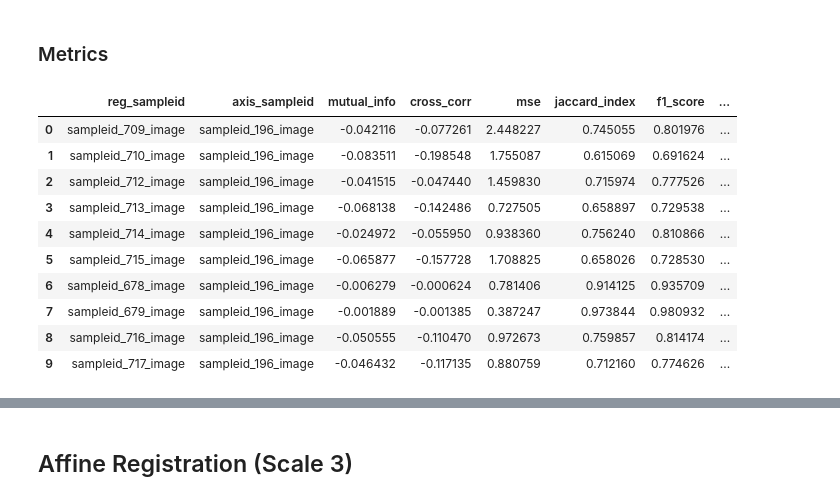
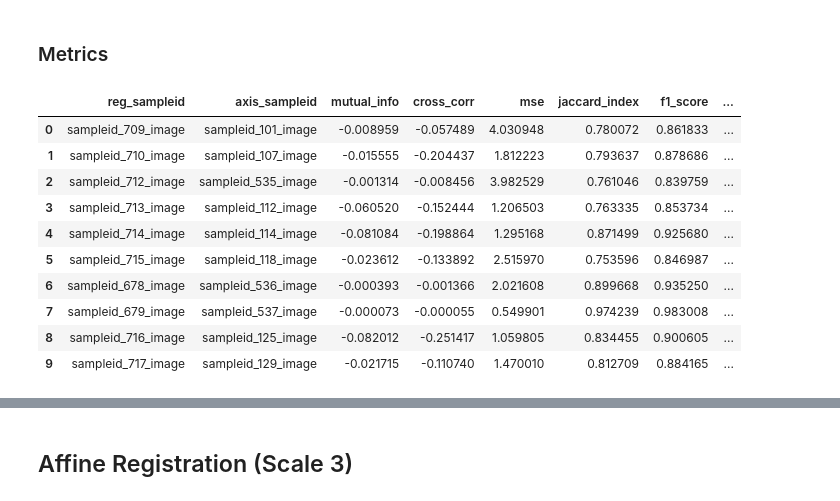
Before and after one commit to Olamiknight/WSIFIR, a Jupyter notebook: Axis_Reg_Registration.ipynb, the cells around one changed output, grey strips where cells are left out. Drawn from its saved outputs; the diff is of its cells as text; code cells hidden in the pictures.

```diff
--- a/Axis_Reg_Registration.ipynb
+++ b/Axis_Reg_Registration.ipynb
@@ -1209,17 +1225,14 @@ for i, (reg_sampleid, reg_image) in enumerate(registered_images_scaled.items()):
 ### ANTS Affine transform
 # %%
 #Perform the registration using the scaled transformation matrix
-# Create a dictionary to store the registered images
 registered_images_scaled_2 = {}
-# Loop through each image and perform the registration
+for i, (reg_sampleid, reg_image) in enumerate(regression_images_3):
+    # Get the corresponding axis image
+    axis_sampleid, axis_image = axis_images_3[i]
 
-for i, (reg_sampleid, reg_image) in enumerate(registered_images_scaled.items()):
-    # Get the corresponding axis image
-    axis_sampleid,axis_image = axis_images[i]
-    # Perform registration using the scaled transformation matrix
-    registered_image_scaled_2 = ants.registration(fixed=reg_image, moving=axis_image, type_of_transform='Affine', aff_metric='MeanSquares', outprefix=f'C:/Users/molanre1/Desktop/WSIFIR/scale_5_transform/axis_reg/{reg_sampleid}_to_{axis_sampleid}_', verbose=True)
+    # Perform registration with the scaled transformation matrix
+    registered_image_scaled_2 = ants.registration(fixed=reg_image, moving=axis_image, type_of_transform='Affine', initial_transform=transformation_matrices_scaled_2[reg_sampleid], outprefix=f'C:/Users/molanre1/Desktop/WSIFIR/scale_5_transform/axis_reg/{reg_sampleid}_to_{axis_sampleid}_', verbose=True)
+
     # Store the registered image
     registered_images_scaled_2[reg_sampleid] = registered_image_scaled_2['warpedmovout']
-    #Apply the transformation to the moving image
-    transformed_image_scaled_2 = ants.apply_transforms(fixed=reg_image, moving=axis_image, transformlist=registered_image_scaled_2['fwdtransforms'])
 # %% [output]
@@ -1244,15 +1257,14 @@ antsRegistration -d 2 -r [0000029B1EB16F28,0000029B1EB16F88,1] -m MeanSquares[00
 #Read the transformation matrices using ants.read_transform
 transformation_matrices_scaled_2 = {}
 
-for i, (reg_sampleid, reg_image) in enumerate(registered_images_scaled_2.items()):
+for i, (reg_sampleid, reg_image) in enumerate(regression_images_3):
     # Get the corresponding axis image
-    axis_sampleid, axis_image = axis_images[i]
+    axis_sampleid, axis_image = axis_images_3[i]
+    # Read the transformation matrix
+    transformation_matrix = ants.read_transform(f'C:/Users/molanre1/Desktop/WSIFIR/scale_5_transform/axis_reg/{reg_sampleid}_to_{axis_sampleid}_0GenericAffine.mat')
+    # Store the transformation matrix
+    transformation_matrices_scaled_2[reg_sampleid] = transformation_matrix
 
-    # Read the transformation matrix
-    transformation_matrix_scaled_2 = ants.read_transform(f'C:/Users/molanre1/Desktop/WSIFIR/scale_5_transform/axis_reg/{reg_sampleid}_to_{axis_sampleid}_0GenericAffine.mat')
-
-    # Store the transformation matrix
-    transformation_matrices_scaled_2[reg_sampleid] = transformation_matrix_scaled_2
 # Get the parameters and fixed parameters of the transformation matrices
 transformation_parameters_scaled_2 = {}
 for sampleid, matrix in transformation_matrices_scaled_2.items():
@@ -1297,38 +1328,41 @@ plt.show()
 ### Metrics
 # %%
 #Create a DataFrame to store the metrics
-metrics_df_scaled_2 = pd.DataFrame(columns=['reg_sampleid', 'axis_sampleid', 'mutual_info', 'cross_corr', 'mse', 'jaccard_index', 'f1_score', 'hausdorff_distance'])
+
+metrics_df_3 = pd.DataFrame(columns=['reg_sampleid', 'axis_sampleid', 'mutual_info', 'cross_corr', 'mse', 'jaccard_index', 'f1_score', 'hausdorff_distance'])
 # Loop through each image and compute the metrics
 
-for i, (reg_sampleid, reg_image) in enumerate(registered_images_scaled_2.items()):
-    # Get the corresponding axis image
-    tbet_sampleid, tbet_image = axis_images[i]
+for i, (reg_sampleid, reg_image) in enumerate(regression_images_3):
+
+    # Get the corresponding tbet image
+    axis_sampleid, axis_image = axis_images_3[i]
 
     # Compute the metrics
     mutual_info, cross_corr, mse, jaccard_index, f1, hausdorff_distance = compute_metrics(reg_image, axis_image)
 
     # Append the metrics to the DataFrame
-    metrics_df_scaled_2 = pd.concat([metrics_df_scaled_2, pd.DataFrame({
+    metrics_df_3 = pd.concat([metrics_df_3, pd.DataFrame({
         'reg_sampleid': [reg_sampleid],
         'axis_sampleid': [axis_sampleid],
         'mutual_info': [mutual_info],
         'cross_corr': [cross_corr],
         'mse': [mse],
         'jaccard_index': [jaccard_index],
         'f1_score': [f1],
         'hausdorff_distance': [hausdorff_distance]
     })], ignore_index=True)
 
-metrics_df_scaled_2.head(10)
+
+metrics_df_3.head(10)
 # %% [output]
 |  | reg_sampleid | axis_sampleid | mutual_info | cross_corr | mse | jaccard_index | f1_score | ... |
-| 0 | sampleid_709_image | sampleid_196_image | -0.042116 | -0.077261 | 2.448227 | 0.745055 | 0.801976 | ... |
-| 1 | sampleid_710_image | sampleid_196_image | -0.083511 | -0.198548 | 1.755087 | 0.615069 | 0.691624 | ... |
-| 2 | sampleid_712_image | sampleid_196_image | -0.041515 | -0.047440 | 1.459830 | 0.715974 | 0.777526 | ... |
-| 3 | sampleid_713_image | sampleid_196_image | -0.068138 | -0.142486 | 0.727505 | 0.658897 | 0.729538 | ... |
-| 4 | sampleid_714_image | sampleid_196_image | -0.024972 | -0.055950 | 0.938360 | 0.756240 | 0.810866 | ... |
-| 5 | sampleid_715_image | sampleid_196_image | -0.065877 | -0.157728 | 1.708825 | 0.658026 | 0.728530 | ... |
-| 6 | sampleid_678_image | sampleid_196_image | -0.006279 | -0.000624 | 0.781406 | 0.914125 | 0.935709 | ... |
-| 7 | sampleid_679_image | sampleid_196_image | -0.001889 | -0.001385 | 0.387247 | 0.973844 | 0.980932 | ... |
-| 8 | sampleid_716_image | sampleid_196_image | -0.050555 | -0.110470 | 0.972673 | 0.759857 | 0.814174 | ... |
-| 9 | sampleid_717_image | sampleid_196_image | -0.046432 | -0.117135 | 0.880759 | 0.712160 | 0.774626 | ... |
+| 0 | sampleid_709_image | sampleid_101_image | -0.008959 | -0.057489 | 4.030948 | 0.780072 | 0.861833 | ... |
+| 1 | sampleid_710_image | sampleid_107_image | -0.015555 | -0.204437 | 1.812223 | 0.793637 | 0.878686 | ... |
+| 2 | sampleid_712_image | sampleid_535_image | -0.001314 | -0.008456 | 3.982529 | 0.761046 | 0.839759 | ... |
+| 3 | sampleid_713_image | sampleid_112_image | -0.060520 | -0.152444 | 1.206503 | 0.763335 | 0.853734 | ... |
+| 4 | sampleid_714_image | sampleid_114_image | -0.081084 | -0.198864 | 1.295168 | 0.871499 | 0.925680 | ... |
+| 5 | sampleid_715_image | sampleid_118_image | -0.023612 | -0.133892 | 2.515970 | 0.753596 | 0.846987 | ... |
+| 6 | sampleid_678_image | sampleid_536_image | -0.000393 | -0.001366 | 2.021608 | 0.899668 | 0.935250 | ... |
+| 7 | sampleid_679_image | sampleid_537_image | -0.000073 | -0.000055 | 0.549901 | 0.974239 | 0.983008 | ... |
+| 8 | sampleid_716_image | sampleid_125_image | -0.082012 | -0.251417 | 1.059805 | 0.834455 | 0.900605 | ... |
+| 9 | sampleid_717_image | sampleid_129_image | -0.021715 | -0.110740 | 1.470010 | 0.812709 | 0.884165 | ... |
```
Also changed, not shown: parts of 16 cells of this notebook.
